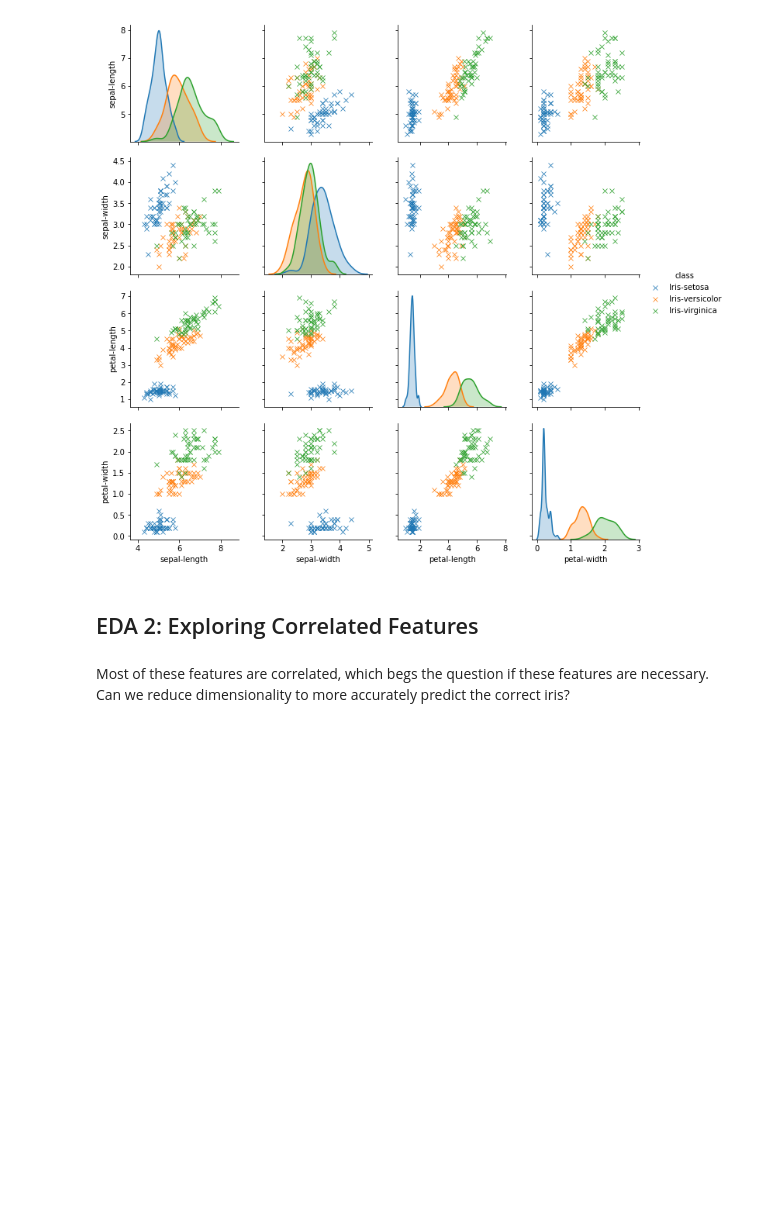
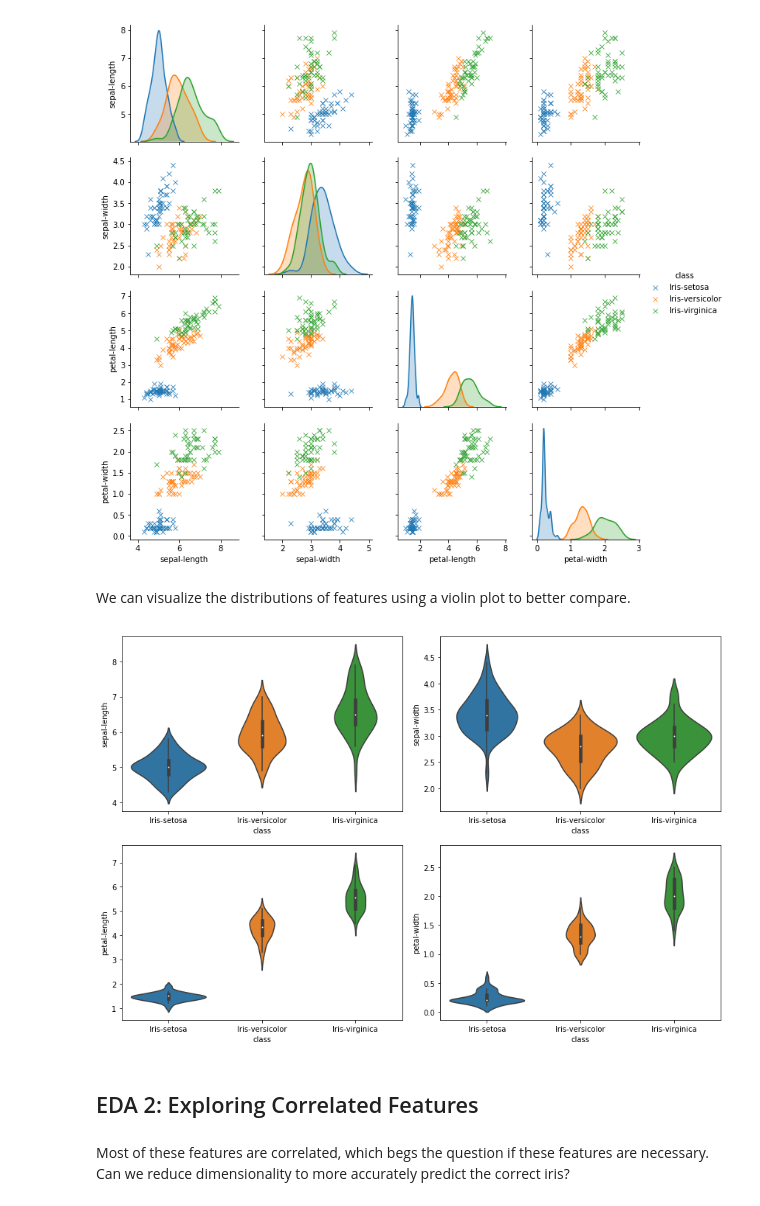
Before and after one commit to abdoniniguez/ML-Course, a Jupyter notebook: Homeworks/Iris Classification.ipynb, the cells around one changed output. Cells and saved outputs as stored; diff of their text form; code cells hidden in the pictures; blank space fills up the shorter version.

```diff
--- a/Homeworks/Which Iris?.ipynb
+++ b/Homeworks/Iris Classification.ipynb
@@ -80,7 +87,18 @@ sns.pairplot(dataset, hue='class', markers='x')
 # %% [output]
 <seaborn.axisgrid.PairGrid at 0x...>
 [figure]
+# %% [markdown]
+We can visualize the distributions of features using a violin plot to better compare.
+# %%
+f, axes = plt.subplots(ncols=2, nrows=2, figsize=(12,8))
+
+for idx, rows in enumerate(axes.flat):
+    sns.violinplot(x = "class", y=dataset.columns[idx], data=dataset, ax=rows)
+    f.tight_layout()
+# %% [output]
+[figure, added]
 # %% [markdown]
+<a id='eda2'></a>
 ## EDA 2: Exploring Correlated Features
 # %% [markdown]
 Most of these features are correlated, which begs the question if these features are necessary. Can we reduce dimensionality to more accurately predict the correct iris?
```
Also changed, not shown: parts of 41 cells of this notebook.
